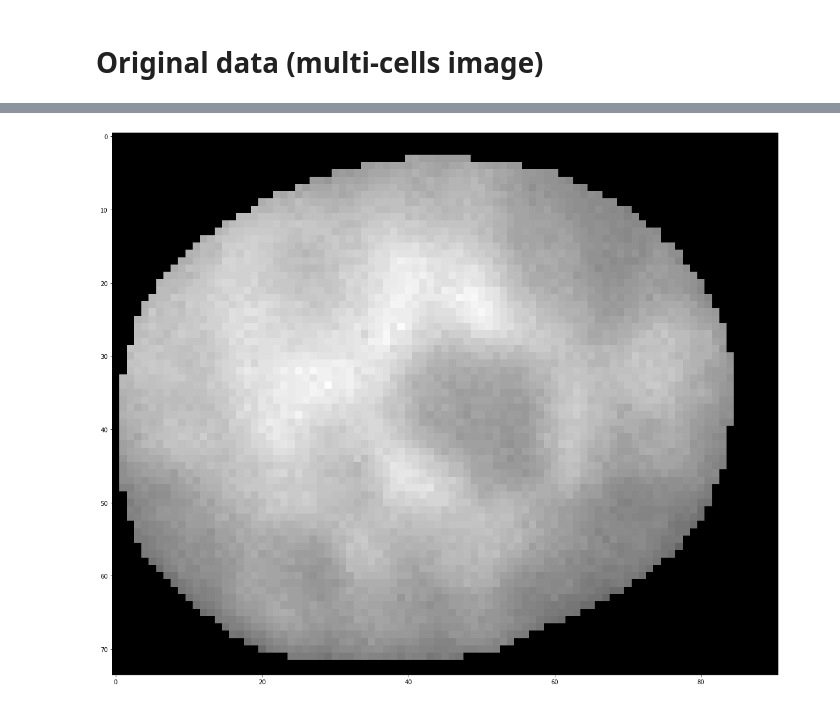
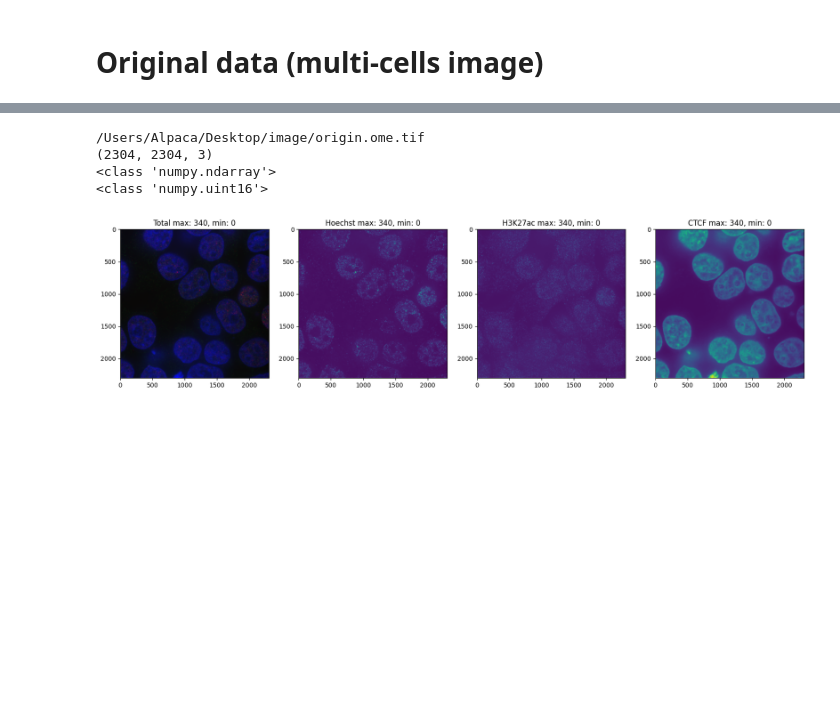
Before and after one commit to DDDog-WANG/Telescope-cell-image-recognition, a Jupyter notebook: DataConfirm.ipynb, the cells around one changed output, grey strips where cells are left out. Drawn from its saved outputs; the diff is of its cells as text; code cells hidden in the pictures; blank space fills up the shorter version.

```diff
--- a/DataConfirm.ipynb
+++ b/DataConfirm.ipynb
@@ -118,8 +14,33 @@ for n in range(1,nval+1):
-# %%
-plt.figure(figsize=(20,20))
-img = cv2.imread(path[1]+"0.tif")
-img = img/np.amax(img)
-plt.imshow(img)
-plt.show()
-# %% [output]
-[figure, removed]
+# %%
+# path_home = "/home/acd13264yb/DDDog/Datasets/221206SoRa/"
+path_home = "../../Datasets/221206SoRa/"
+path_chip = ["Ctrl/60x_4x_Dapi_test_50nmSTP006/60x_4x_Dapi_test_50nmSTP006_XY00",
+             "VPA/VPA_555CTCF_488H3K27AC_DAPI_003/VPA_555CTCF_488H3K27AC_DAPI_003_XY00"]
+Chip_status = ["Hoechst", "H3K27ac", "CTCF"]
+# %%
+path = "/Users/Alpaca/Desktop/image/origin.ome.tif"
+print(path)
+
+# img = Image.open(path)
+# img = cv2.imread(path,-1)
+# img = mpimg.imread(path,-1)
+img = io.imread(path)
+print(img.shape)
+print(type(img))
+print(type(img[0,0,0]))
+
+plt.figure(figsize=(20,20))
+plt.subplot(1,4,1)
+plt.title("Total max: "+str(np.amax(img))+", min: "+str(np.amin(img)))
+plt.imshow(img/img.max())
+if len(img.shape)==3:
+    for i in range(3):
+        plt.subplot(1,4,i+2)
+        plt.title(str(Chip_status[i])+" max: "+str(np.amax(img))+", min: "+str(np.amin(img)))
+        plt.imshow(img[:,:,i])
+# %% [output]
+/Users/Alpaca/Desktop/image/origin.ome.tif
+(2304, 2304, 3)
+<class 'numpy.ndarray'>
+<class 'numpy.uint16'>
+[figure, added]
```
Also changed, not shown: parts of 9 cells of this notebook, 1 other file.
